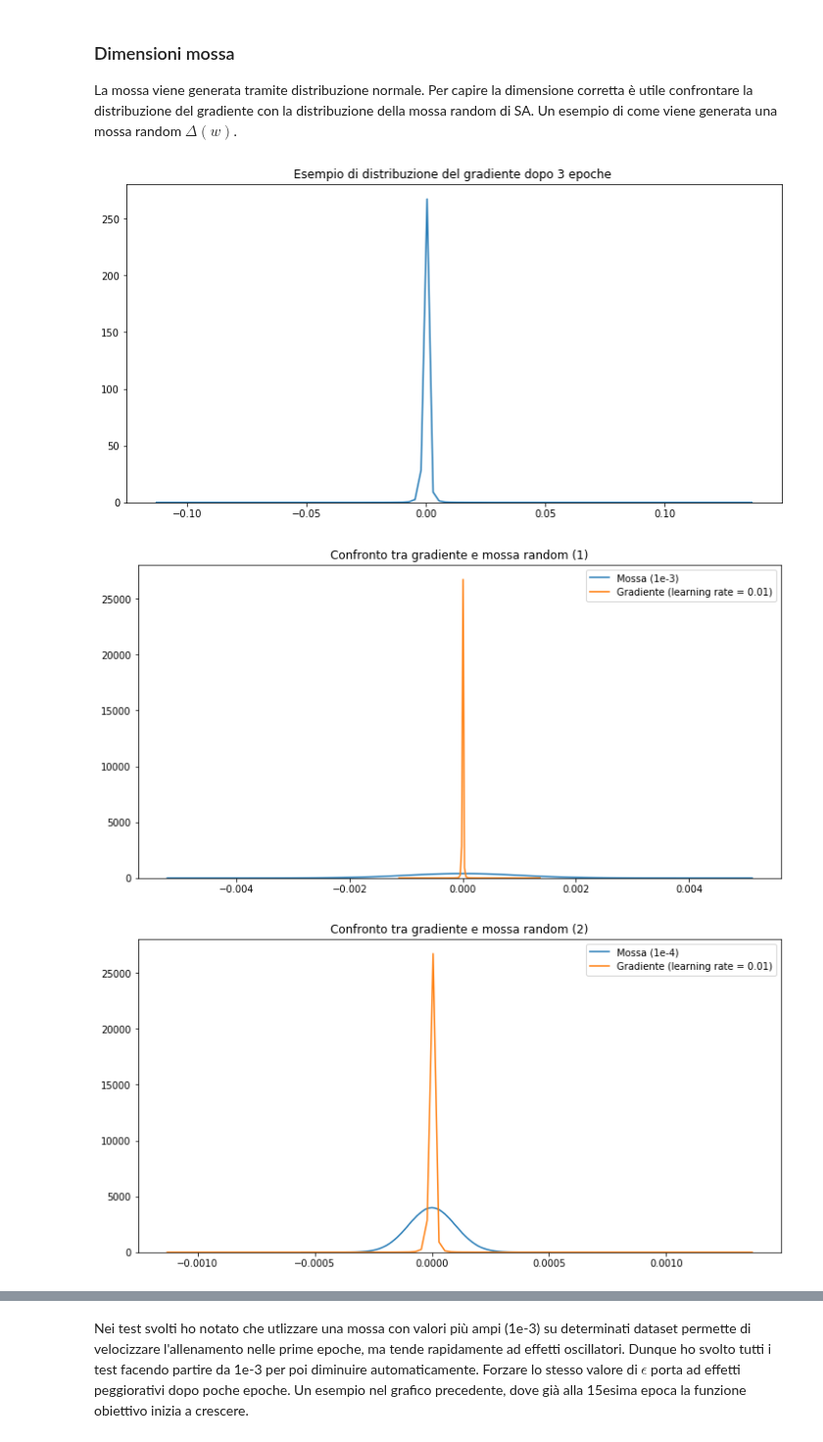
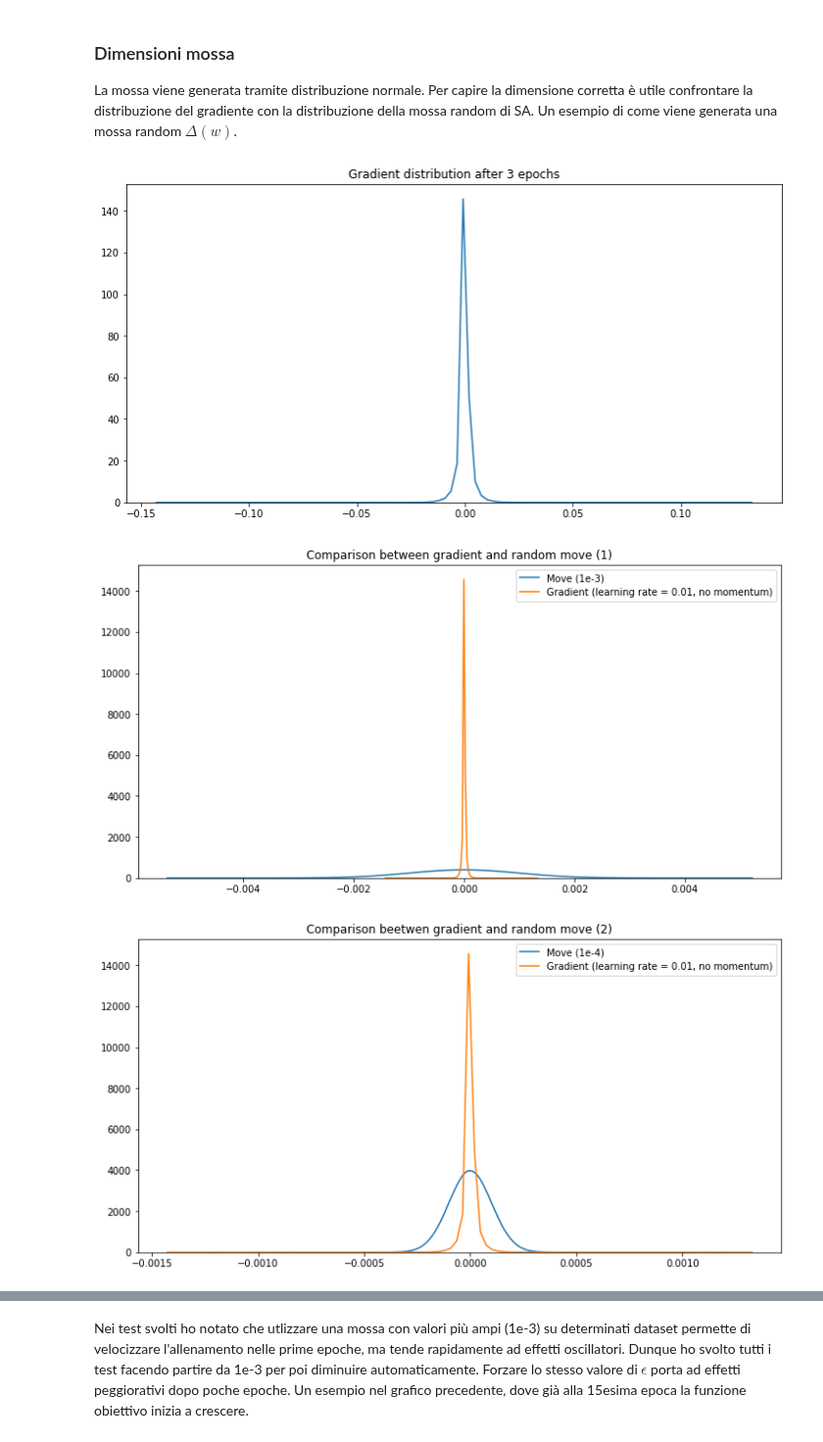
Before and after one commit to strin-matey/thesis, a Jupyter notebook: notebooks/sa/SimulatedAnnealingFinal.ipynb, the cells around one changed output, grey strips where cells are left out. Shown at 98% size. Drawn from its saved outputs; the diff is of its cells as text; code cells hidden in the pictures.

```diff
--- a/notebooks/sa/SimulatedAnnealingFinal.ipynb
+++ b/notebooks/sa/SimulatedAnnealingFinal.ipynb
@@ -136,8 +136,8 @@ g = torch.tensor([], dtype=torch.float32).cuda()
 
 train_loader, test_loader = ut.load_dataset(dataset_name='fashion-mnist', minibatch=512, drop_last=True)
 criterion = nn.CrossEntropyLoss()
-optimizer = optim.SGD(net.parameters(), lr=0.01, momentum=0.9)
-for epoch in range(3):
+optimizer = optim.SGD(net.parameters(), lr=0.01, momentum=0)
+for epoch in range(2):
     ut.train(train_loader, net, optimizer, criterion, 1)
 
 for k, param in enumerate(net.parameters()):
@@ -146,11 +146,11 @@ for k, param in enumerate(net.parameters()):
 fig, ax = plt.subplots(figsize=(12, 6))
 gradient = g.tolist()
 
-plt.title('Esempio di distribuzione del gradiente dopo 3 epoche ')
+plt.title('Gradient distribution after 3 epochs')
 sns.distplot(gradient, hist=False)
 plt.show()
 # %% [output]
-[figure, old version]
+[figure, new version]
 # %%
 e3 = generate_move(1e-3)
 e4 = generate_move(1e-4)
@@ -160,21 +160,21 @@ e5 = generate_move(1e-5)
 grad = [g * 0.01 for g in gradient]
 # %%
 fig, ax = plt.subplots(figsize=(12, 6))
-plt.title('Confronto tra gradiente e mossa random (1)')
-sns.distplot(e3, hist=False, label='Mossa (1e-3)')
-sns.distplot(grad, hist=False, label='Gradiente (learning rate = 0.01)')
+plt.title('Comparison between gradient and random move (1)')
+sns.distplot(e3, hist=False, label='Move (1e-3)')
+sns.distplot(grad, hist=False, label='Gradient (learning rate = 0.01, no momentum)')
 plt.legend()
 plt.show()
 # %% [output]
-[figure, old version]
+[figure, new version]
 # %%
 fig, ax = plt.subplots(figsize=(12, 6))
-plt.title('Confronto tra gradiente e mossa random (2)')
-sns.distplot(e4, hist=False, label='Mossa (1e-4)')
-sns.distplot(grad, hist=False, label='Gradiente (learning rate = 0.01)')
+plt.title('Comparison beetwen gradient and random move (2)')
+sns.distplot(e4, hist=False, label='Move (1e-4)')
+sns.distplot(grad, hist=False, label='Gradient (learning rate = 0.01, no momentum)')
 plt.legend()
 plt.show()
 # %% [output]
-[figure, old version]
+[figure, new version]
 # %%
 fig, ax = plt.subplots(figsize=(12, 6))
```
Also changed, not shown: parts of 8 cells of this notebook.
